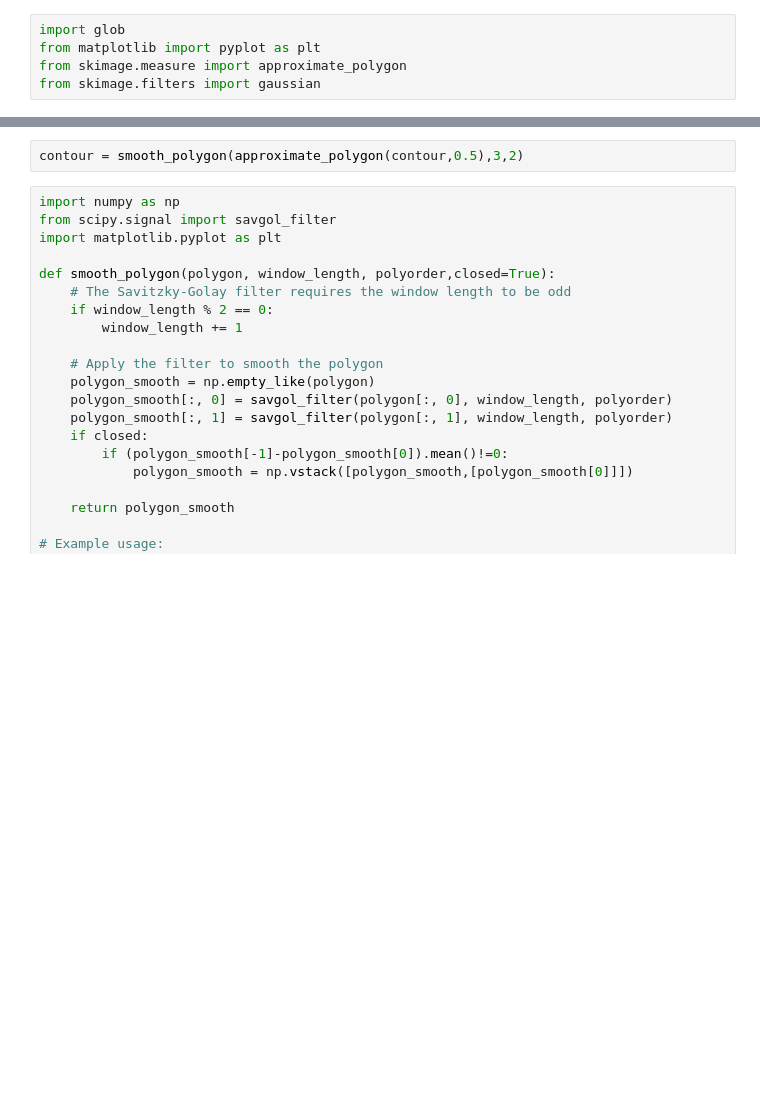
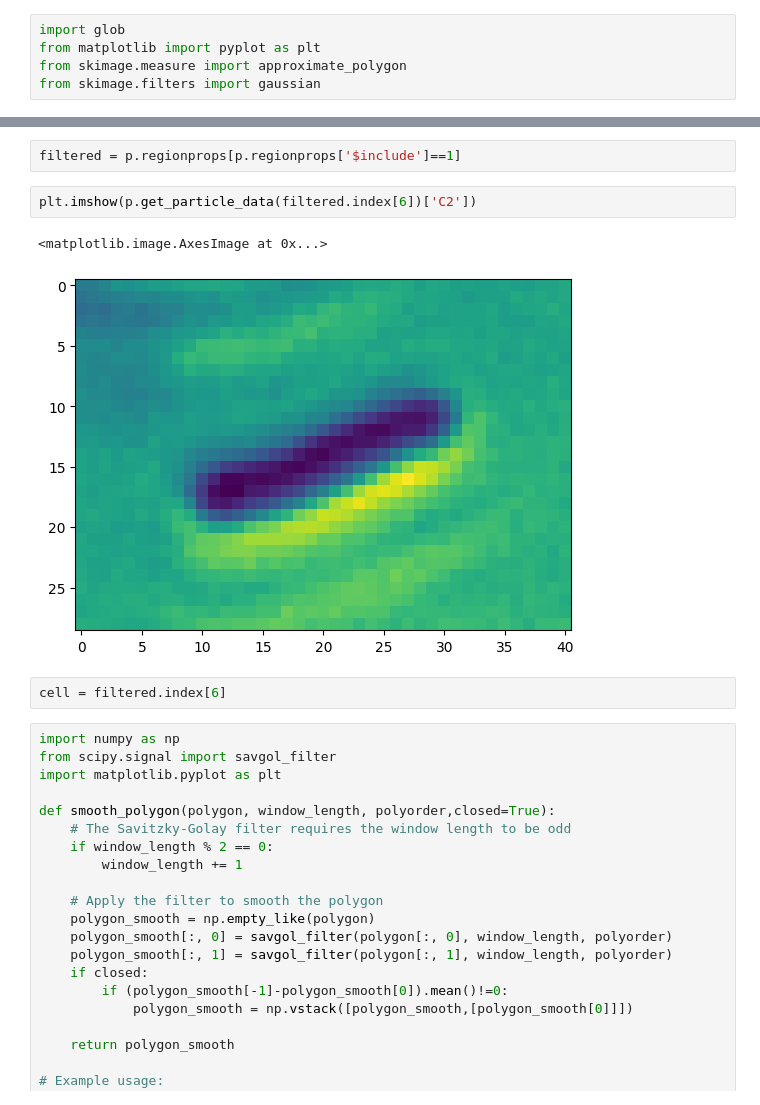
Before and after one commit to jzrolling/CleanSpace, a Jupyter notebook: notebooks/1. Test 1st installation.ipynb, the cells around one changed output, grey strips where cells are left out. Cells and saved outputs as stored; diff of their text form; blank space fills up the shorter version.

```diff
--- a/notebooks/1. Test 1st installation.ipynb
+++ b/notebooks/1. Test 1st installation.ipynb
@@ -47,5 +44,12 @@ IndexError: cannot do a non-empty take from an empty axes.
+# %%
+filtered = p.regionprops[p.regionprops['$include']==1]
+# %%
+plt.imshow(p.get_particle_data(filtered.index[6])['C2'])
+# %% [output]
+<matplotlib.image.AxesImage at 0x...>
+[figure, added]
 # %%
-contour = smooth_polygon(approximate_polygon(contour,0.5),3,2)
+cell = filtered.index[6]
 # %%
 import numpy as np
 from scipy.signal import savgol_filter
```
Also changed, not shown: parts of 8 cells of this notebook, 4 other files.
